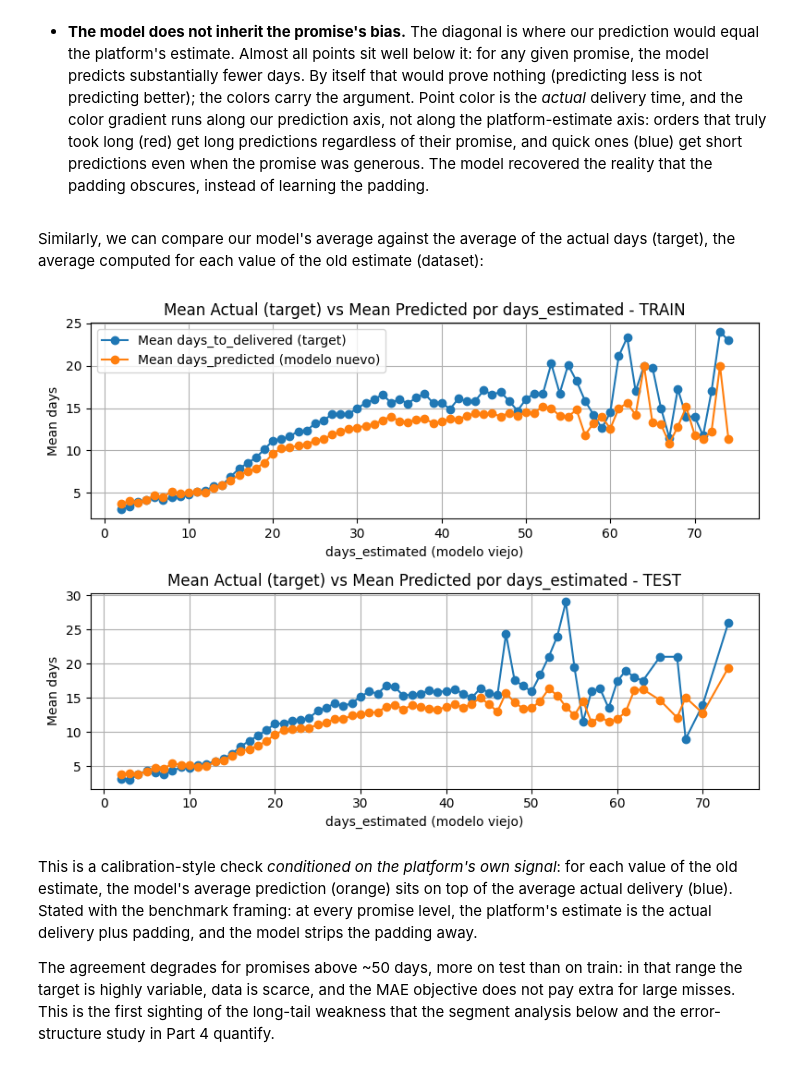
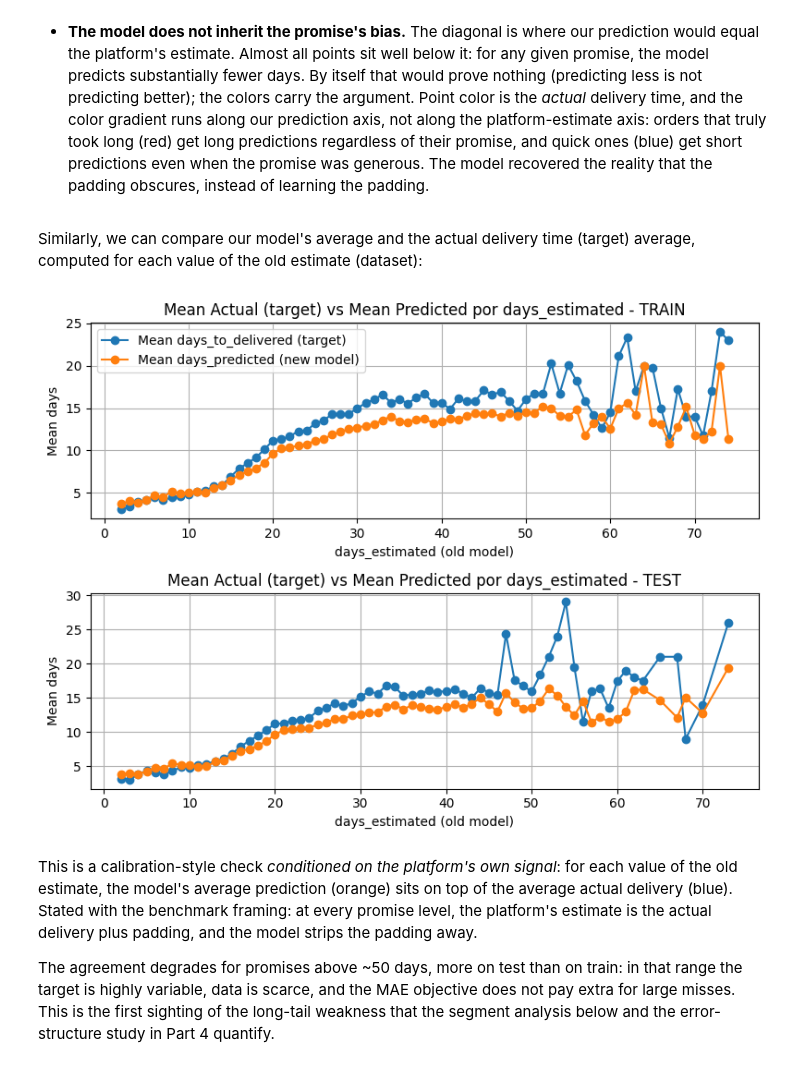
Before and after one commit to alemezio/Ecommerce_Brazil_project, a Jupyter notebook: Part2_Olist_Machine_Learning.ipynb, the cells around one changed output. Cells and saved outputs as stored; diff of their text form; code cells hidden in the pictures.

```diff
--- a/Part2_Olist_Machine_Learning.ipynb
+++ b/Part2_Olist_Machine_Learning.ipynb
@@ -963,5 +963,5 @@ df_scores.style.highlight_min(axis=1, color='green')
 # %% [markdown]
 We therefore select XGBoost as the best model:
 # %%
-modelo_final_seleccionado = randomized_search_xgb.best_estimator_
+model_final_selected = randomized_search_xgb.best_estimator_
 # %%
@@ -975,11 +975,11 @@ def evaluar_modelo(nombre, y_test, y_pred):
 # %% [markdown]
 We save the predictions as a new column in y_test:
 # %%
-y_test['days_predicted'] = modelo_final_seleccionado.predict(X_test)
+y_test['days_predicted'] = model_final_selected.predict(X_test)
 # %% [markdown]
 Also the predictions on the training set:
 # %%
-y_train['days_predicted'] = modelo_final_seleccionado.predict(X_train)
+y_train['days_predicted'] = model_final_selected.predict(X_train)
 # %% [markdown]
 Let's compare the values of the "new" model against the "old" model (`days_estimated`) and the base model (`days_base_model`):
 # %%
@@ -1050,25 +1050,25 @@ Two readings:
 
 - **The model does not inherit the promise's bias.** The diagonal is where our prediction would equal the platform's estimate. Almost all points sit well below it: for any given promise, the model predicts substantially fewer days. By itself that would prove nothing (predicting less is not predicting better); the colors carry the argument. Point color is the *actual* delivery time, and the color gradient runs along our prediction axis, not along the platform-estimate axis: orders that truly took long (red) get long predictions regardless of their promise, and quick ones (blue) get short predictions even when the promise was generous. The model recovered the reality that the padding obscures, instead of learning the padding.
 # %% [markdown]
-Similarly, we can compare our model's average against the average of the actual days (target), the average computed for each value of the old estimate (dataset):
+Similarly, we can compare our model's average and the actual delivery time (target) average, computed for each value of the old estimate (dataset):
 # %%
 fig, axes = plt.subplots(2, 1, figsize=(8, 6))
 agg0 = y_train.groupby('days_estimated').agg(mean_actual=('days_to_delivered','mean'), mean_pred=('days_predicted','mean')).reset_index()
 axes[0].plot(agg0['days_estimated'], agg0['mean_actual'], label='Mean days_to_delivered (target)', marker='o')
-axes[0].plot(agg0['days_estimated'], agg0['mean_pred'], label='Mean days_predicted (modelo nuevo)', marker='o')
-axes[0].set_xlabel('days_estimated (modelo viejo)') ; axes[0].set_ylabel('Mean days')
+axes[0].plot(agg0['days_estimated'], agg0['mean_pred'], label='Mean days_predicted (new model)', marker='o')
+axes[0].set_xlabel('days_estimated (old model)') ; axes[0].set_ylabel('Mean days')
 axes[0].set_title('Mean Actual (target) vs Mean Predicted por days_estimated - TRAIN')
 axes[0].legend() ; axes[0].grid(True)
 
 agg1 = y_test.groupby('days_estimated').agg(mean_actual=('days_to_delivered','mean'), mean_pred=('days_predicted','mean')).reset_index()
 axes[1].plot(agg1['days_estimated'], agg1['mean_actual'], label='Mean days_to_delivered (target)', marker='o')
-axes[1].plot(agg1['days_estimated'], agg1['mean_pred'], label='Mean days_predicted (modelo nuevo)', marker='o')
-axes[1].set_xlabel('days_estimated (modelo viejo)') ; axes[1].set_ylabel('Mean days')
+axes[1].plot(agg1['days_estimated'], agg1['mean_pred'], label='Mean days_predicted (new model)', marker='o')
+axes[1].set_xlabel('days_estimated (old model)') ; axes[1].set_ylabel('Mean days')
 axes[1].set_title('Mean Actual (target) vs Mean Predicted por days_estimated - TEST')
 axes[1].grid(True) ; plt.tight_layout()
 plt.show()
 # %% [output]
-[figure, old version]
+[figure, new version]
 # %% [markdown]
 This is a calibration-style check *conditioned on the platform's own signal*: for each value of the old estimate, the model's average prediction (orange) sits on top of the average actual delivery (blue). Stated with the benchmark framing: at every promise level, the platform's estimate is the actual delivery plus padding, and the model strips the padding away.
 
```
Also changed, not shown: parts of 14 cells of this notebook.
